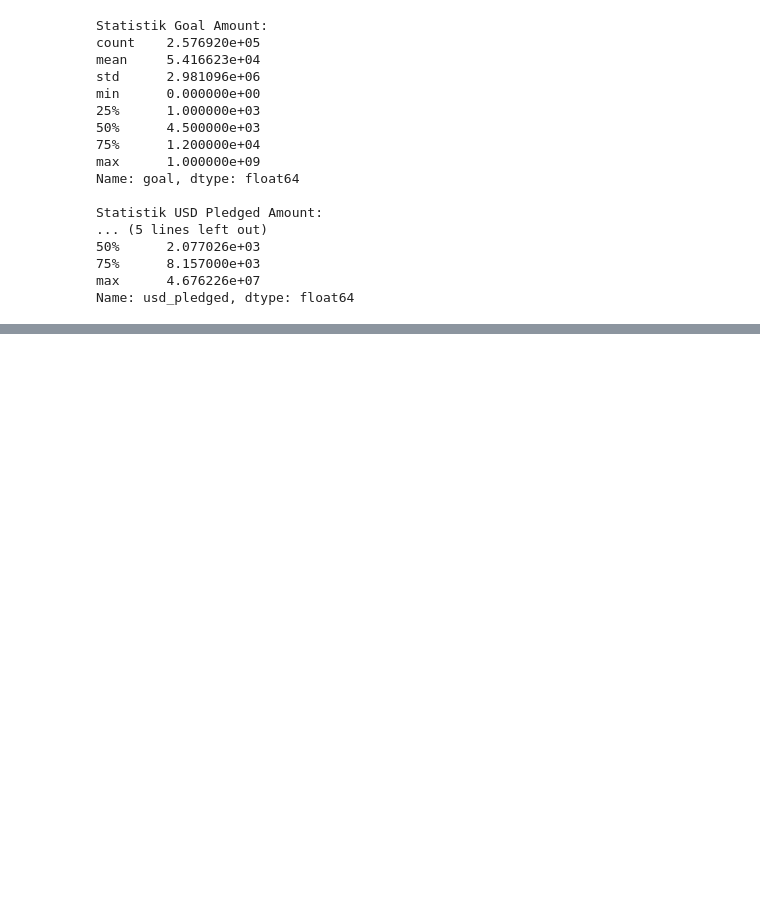
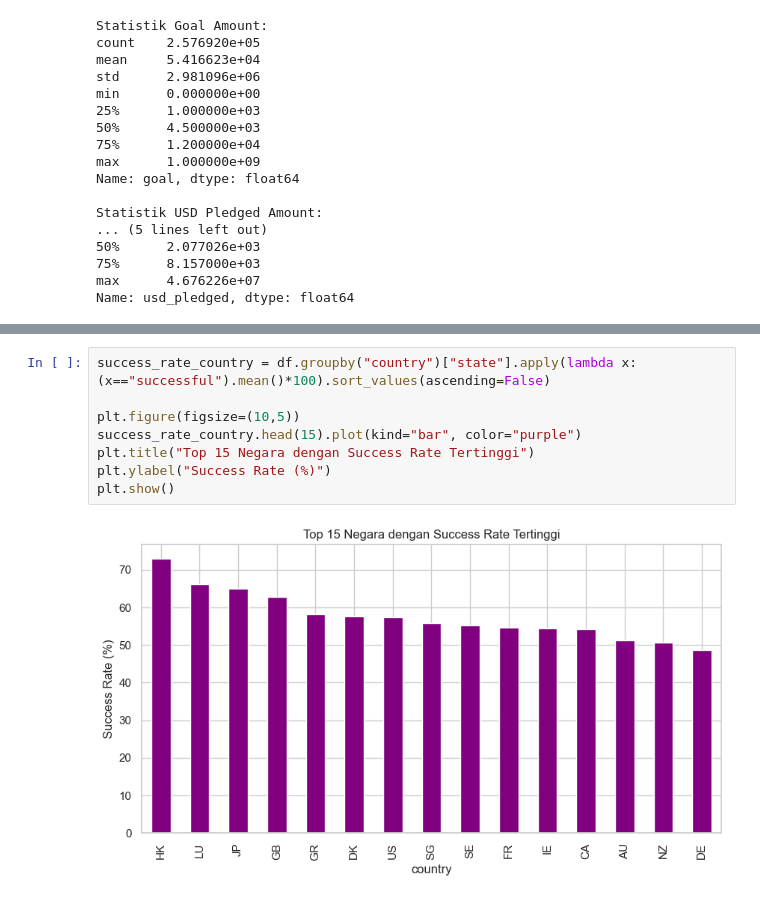
Before and after one commit to hasbiazif/kickstarter, a Jupyter notebook: notebooks/01_EDA.ipynb, the cells around one changed output, grey strips where cells are left out. Drawn from its saved outputs; the diff is of its cells as text; blank space fills up the shorter version.

```diff
--- a/notebooks/01_EDA.ipynb
+++ b/notebooks/01_EDA.ipynb
@@ -231,0 +320,10 @@ Name: usd_pledged, dtype: float64
+# %%
+success_rate_country = df.groupby("country")["state"].apply(lambda x: (x=="successful").mean()*100).sort_values(ascending=False)
+
+plt.figure(figsize=(10,5))
+success_rate_country.head(15).plot(kind="bar", color="purple")
+plt.title("Top 15 Negara dengan Success Rate Tertinggi")
+plt.ylabel("Success Rate (%)")
+plt.show()
+# %% [output]
+[figure, added]
```
Also changed, not shown: parts of 6 cells of this notebook, 1 other file.
